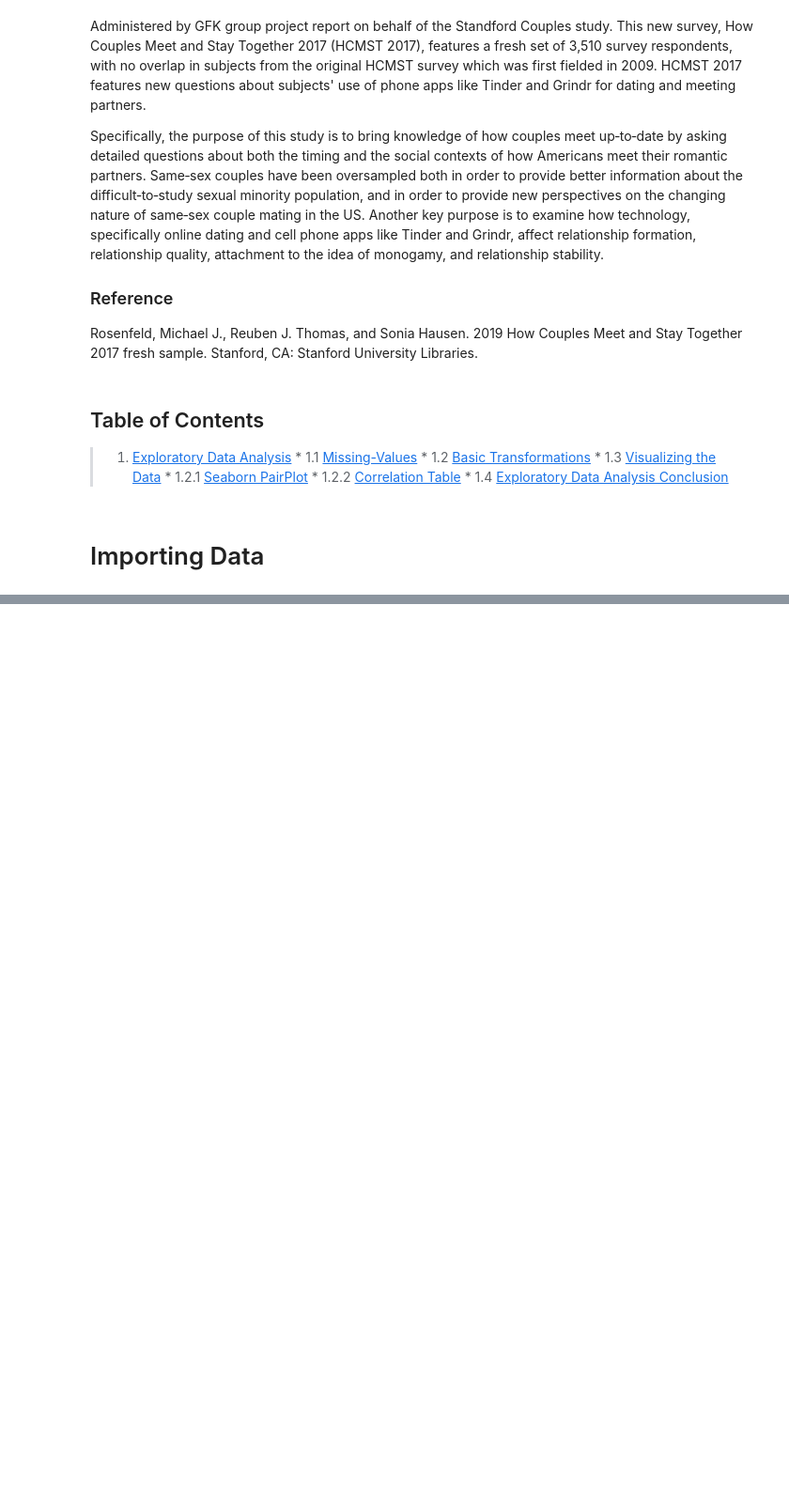
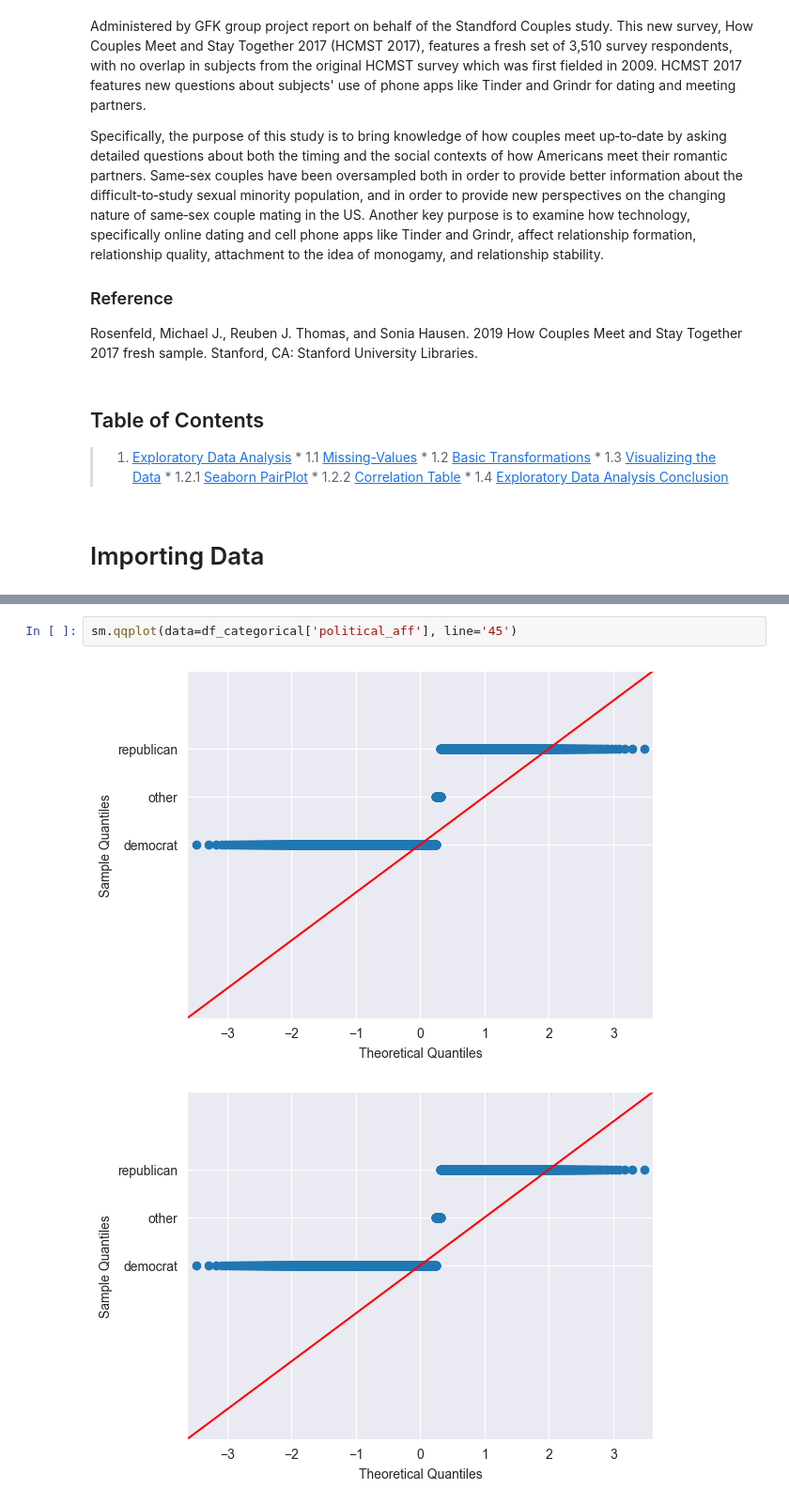
Before and after one commit to hypothetical-lemon/COMP4447-final-project, a Jupyter notebook: final_project.ipynb, the cells around one changed output, grey strips where cells are left out. Shown at 94% size. Drawn from its saved outputs; the diff is of its cells as text; blank space fills up the shorter version.

```diff
--- a/final_project.ipynb
+++ b/final_project.ipynb
@@ -257,0 +300,5 @@ AttributeError: 'Main' object has no attribute 'df1'
+# %%
+sm.qqplot(data=df_categorical['political_aff'], line='45')
+# %% [output]
+[figure, added]
+[figure, added]
```
Also changed, not shown: parts of 23 cells of this notebook, 2 other files.
